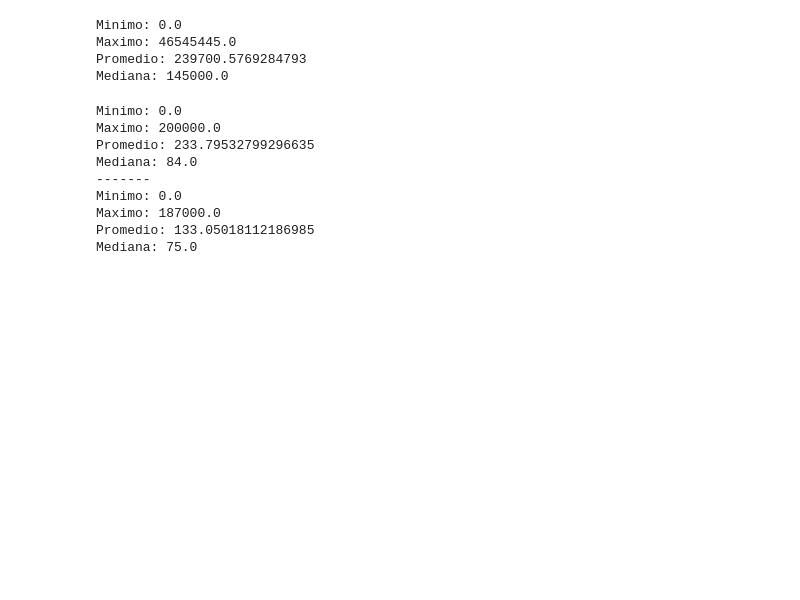
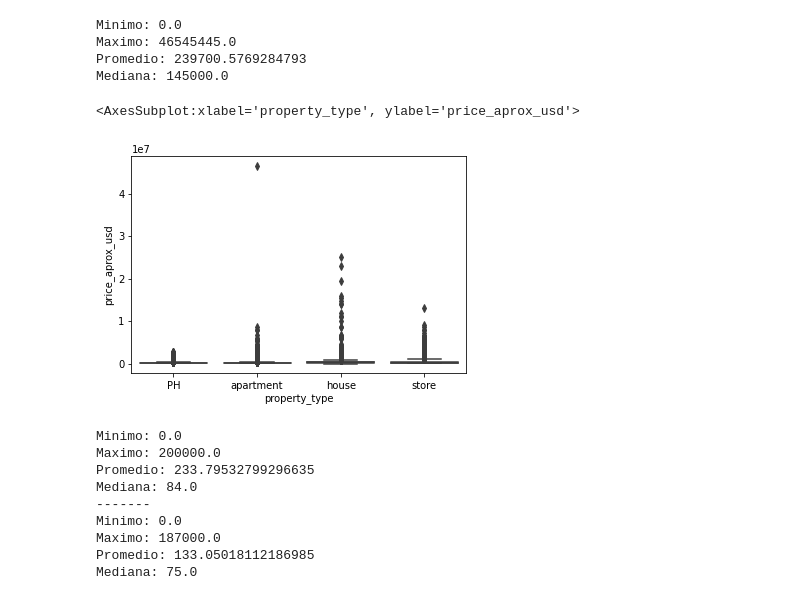
Before and after one commit to DevJuan729/Entregables_DS, a Jupyter notebook: TP.ipynb, the cells around one changed output. Saved outputs shown, nothing was run; the diff lists cells and outputs as text; code cells hidden in the pictures; blank space fills up the shorter version.

```diff
--- a/TP.ipynb
+++ b/TP.ipynb
@@ -138,6 +170,11 @@ Minimo: 0.0
 Maximo: 46545445.0
 Promedio: 239700.5769284793
 Mediana: 145000.0
+# %%
+sns.boxplot(data = data_properati, x = 'property_type', y = 'price_aprox_usd')
+# %% [output]
+<AxesSubplot:xlabel='property_type', ylabel='price_aprox_usd'>
+[figure, added]
 # %%
 #¿Entre que superficies oscilan las propiedades?
 min_max('surface_total_in_m2')
```
Also changed, not shown: parts of 15 cells of this notebook.
